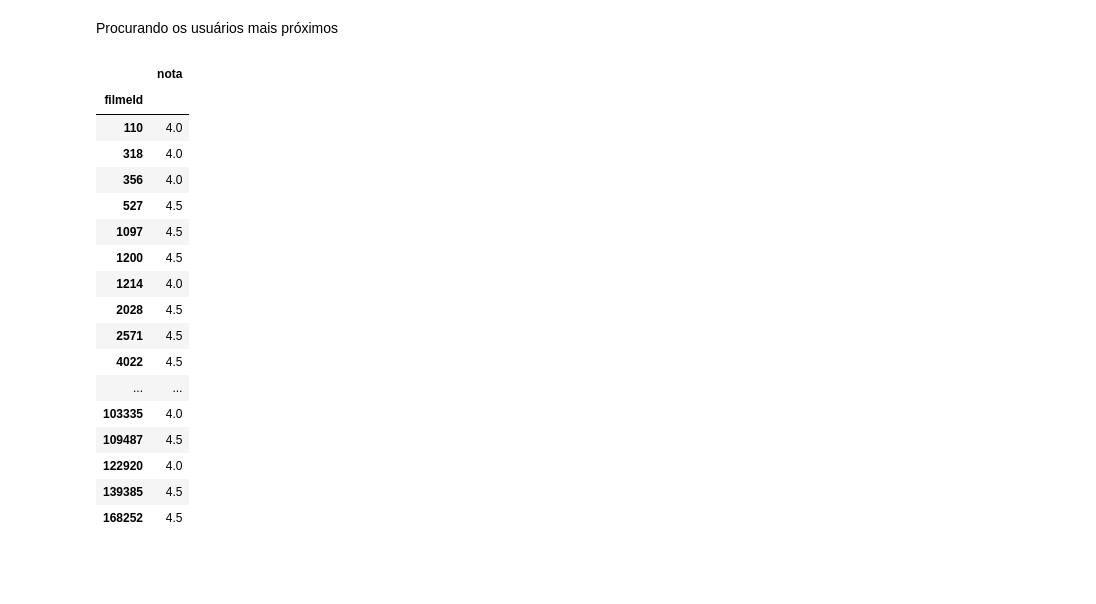
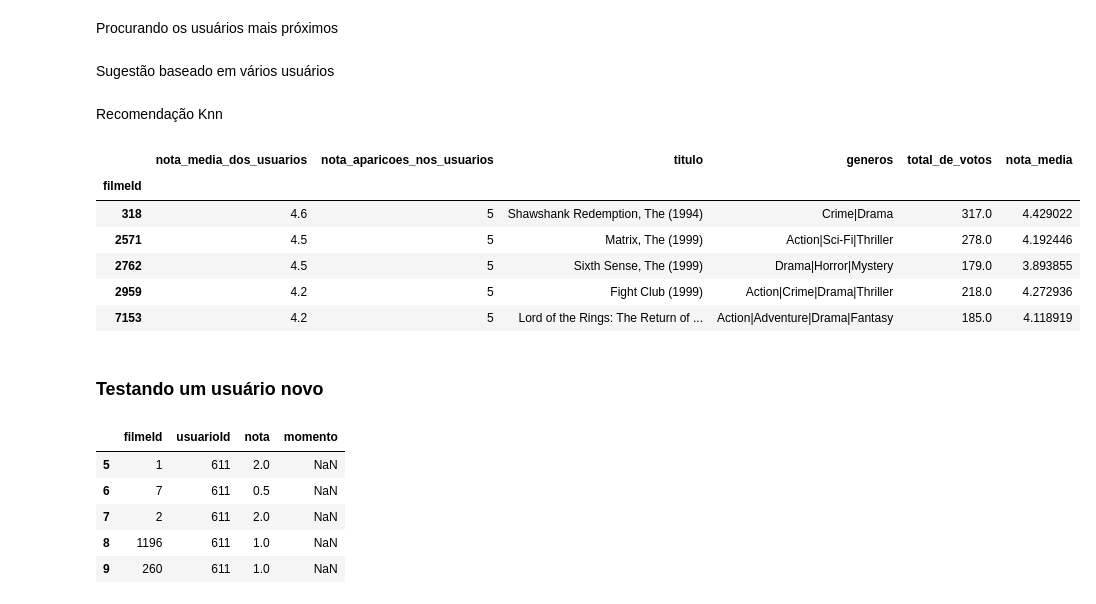
Before and after one commit to LilianeAquino/notebooks_cursos_alura, a Jupyter notebook: Introdução a sistemas de recomendação/sistema_recomendacao_filmes.ipynb, the cells around one changed output. Drawn from its saved outputs; the diff is of its cells as text; code cells hidden in the pictures; blank space fills up the shorter version.

Commit message:
Sistema de recomendação

```diff
--- a/Introdução a sistemas de recomendação/sistema_recomendacao_filmes.ipynb
+++ b/Introdução a sistemas de recomendação/sistema_recomendacao_filmes.ipynb
@@ -161,29 +173,2 @@ def mais_proximo_de(voce_id, numero_de_usuarios_a_analisar=None):
-# %%
-voce = 1
-notas_de_voce = notas_usuario(voce)
-
-similares = mais_proximo_de(voce, numero_de_usuarios_a_analisar=50)
-usuario_mais_similar = similares.iloc[0].name
-
-notas_usuario_mais_similar = notas_usuario(usuario_mais_similar)
-notas_usuario_mais_similar = notas_usuario_mais_similar.drop(notas_de_voce, errors='ignore')
-notas_usuario_mais_similar
-# %% [output]
-|  | nota |
-| filmeId |  |
-| 110 | 4.0 |
-| 318 | 4.0 |
-| 356 | 4.0 |
-| 527 | 4.5 |
-| 1097 | 4.5 |
-| 1200 | 4.5 |
-| 1214 | 4.0 |
-| 2028 | 4.5 |
-| 2571 | 4.5 |
-| 4022 | 4.5 |
-| ... | ... |
-| 103335 | 4.0 |
-| 109487 | 4.5 |
-| 122920 | 4.0 |
-| 139385 | 4.5 |
-| 168252 | 4.5 |
+# %% [markdown]
+Sugestão baseado em vários usuários
@@ -189,0 +193,14 @@ notas_usuario_mais_similar
+# %% [markdown]
+Recomendação Knn
+# %%
+sugere_para(500).head(10)
+# %% [output]
+|  | nota_media_dos_usuarios | nota_aparicoes_nos_usuarios | titulo | generos | total_de_votos | nota_media |
+| filmeId |  |  |  |  |  |  |
+| 318 | 4.6 | 5 | Shawshank Redemption, The (1994) | Crime|Drama | 317.0 | 4.429022 |
+| 2571 | 4.5 | 5 | Matrix, The (1999) | Action|Sci-Fi|Thriller | 278.0 | 4.192446 |
+| 2762 | 4.5 | 5 | Sixth Sense, The (1999) | Drama|Horror|Mystery | 179.0 | 3.893855 |
+| 2959 | 4.2 | 5 | Fight Club (1999) | Action|Crime|Drama|Thriller | 218.0 | 4.272936 |
+| 7153 | 4.2 | 5 | Lord of the Rings: The Return of ... | Action|Adventure|Drama|Fantasy | 185.0 | 4.118919 |
+# %% [markdown]
+### Testando um usuário novo
@@ -189,0 +213,10 @@ notas_usuario_mais_similar
+# %%
+notas = novo_usuario([[122904, 2], [1246, 5], [2529, 2], [2329, 5], [2324, 5], [1, 2], [7, 0.5], [2, 2], [1196, 1], [260, 1]])
+notas.tail()
+# %% [output]
+|  | filmeId | usuarioId | nota | momento |
+| 5 | 1 | 611 | 2.0 | NaN |
+| 6 | 7 | 611 | 0.5 | NaN |
+| 7 | 2 | 611 | 2.0 | NaN |
+| 8 | 1196 | 611 | 1.0 | NaN |
+| 9 | 260 | 611 | 1.0 | NaN |
```
Also changed, not shown: parts of 6 cells of this notebook.
